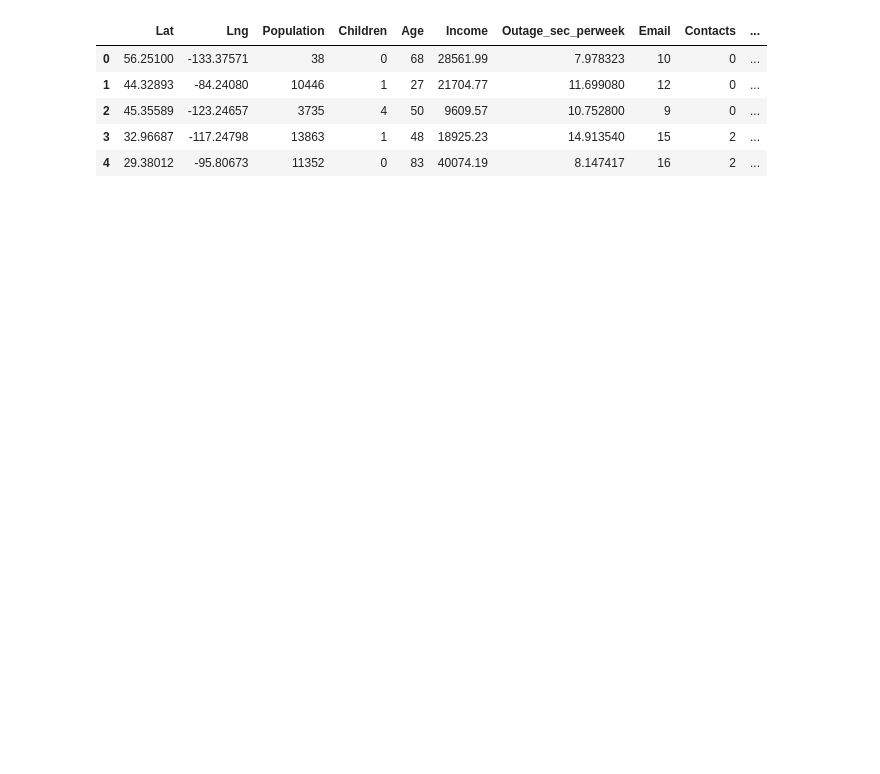
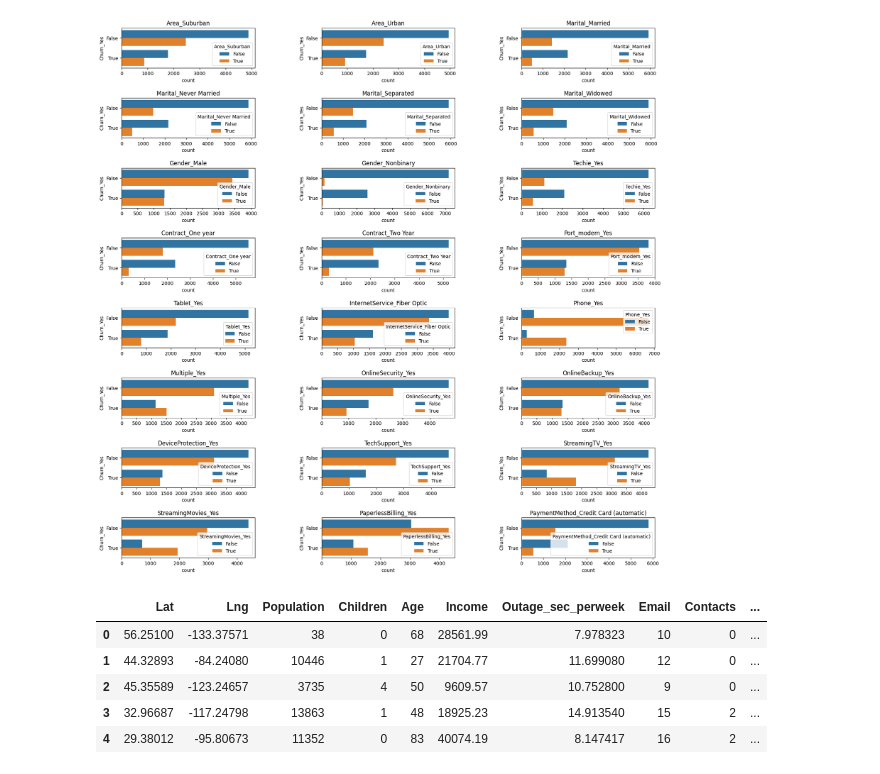
Before and after one commit to imwinters/D208, a Jupyter notebook: Task2/experiment.ipynb, the cells around one changed output. Saved outputs shown, nothing was run; the diff lists cells and outputs as text; code cells hidden in the pictures; blank space fills up the shorter version.

```diff
--- a/Task2/experiment.ipynb
+++ b/Task2/experiment.ipynb
@@ -46,3 +72,17 @@ y = df[target_for_analysis]
+# %%
+import matplotlib.pyplot as plt
+column_count = 3
+fig, axis = plt.subplots(len(cat) // column_count, column_count, figsize=(20, 20))
+i = 0
+len_axis = len(axis)
+for triaxis in axis:
+    for sub_axis in triaxis:
+            plt.subplots_adjust(wspace=0.5, hspace=0.75)
+            g = sns.countplot(data = df, y=df[target_for_analysis], ax=sub_axis, hue=cat[i]).set(title=cat[i])
+            i = i+1
+plt.show()
+# %% [output]
+[figure, added]
 # %%
 df.to_csv('./prepared_data.csv', index=False)
 # %%
```
Also changed, not shown: parts of 24 cells of this notebook, 1 other file.
